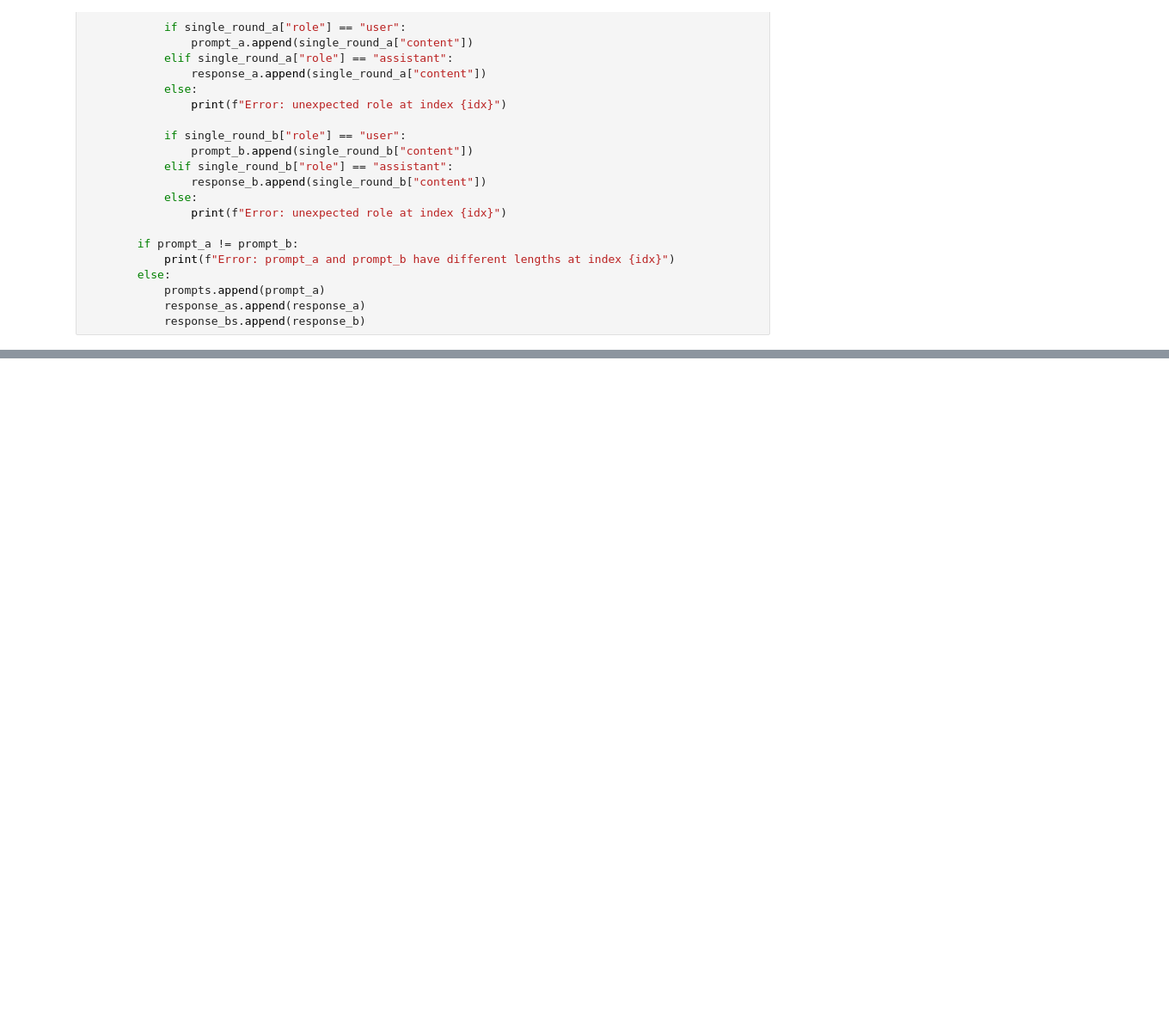
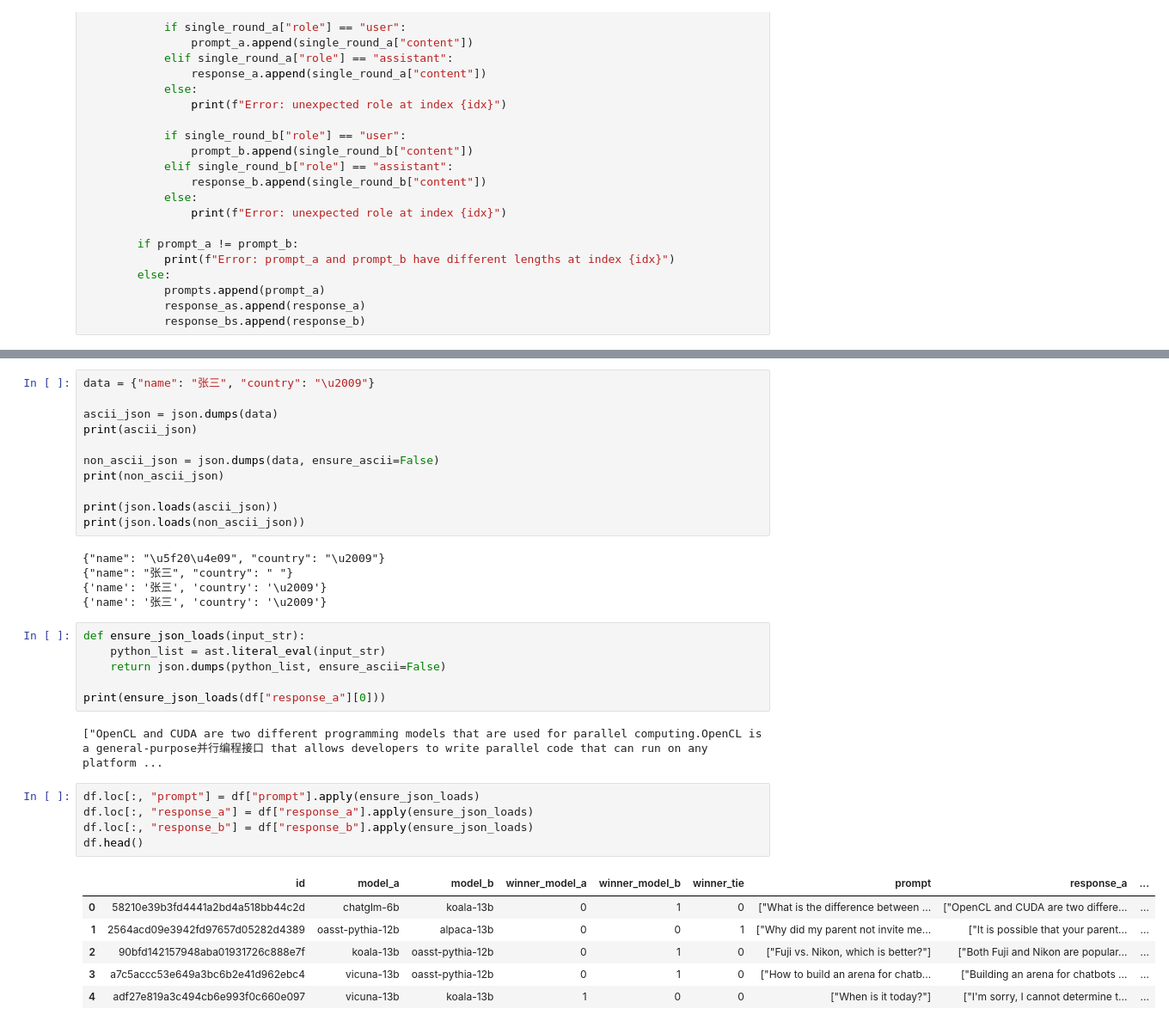
Before and after one commit to Lizhecheng02/Kaggle-LMSYS, a Jupyter notebook: extra/lmsys-chatbot_arena_conversations.ipynb, the cells around one changed output, grey strips where cells are left out. Shown at 86% size. Cells and saved outputs as stored; diff of their text form; blank space fills up the shorter version.

Commit message:
huggingface extra data

```diff
--- a/extra/lmsys-chatbot_arena_conversations.ipynb
+++ b/extra/lmsys-chatbot_arena_conversations.ipynb
@@ -76,0 +113,36 @@ df.head()
+# %%
+data = {"name": "张三", "country": "\u2009"}
+
+ascii_json = json.dumps(data)
+print(ascii_json)
+
+non_ascii_json = json.dumps(data, ensure_ascii=False)
+print(non_ascii_json)
+
+print(json.loads(ascii_json))
+print(json.loads(non_ascii_json))
+# %% [output]
+{"name": "\u5f20\u4e09", "country": "\u2009"}
+{"name": "张三", "country": " "}
+{'name': '张三', 'country': '\u2009'}
+{'name': '张三', 'country': '\u2009'}
+# %%
+def ensure_json_loads(input_str):
+    python_list = ast.literal_eval(input_str)
+    return json.dumps(python_list, ensure_ascii=False)
+
+print(ensure_json_loads(df["response_a"][0]))
+# %% [output]
+["OpenCL and CUDA are two different programming models that are used for parallel computing.OpenCL is a general-purpose并行编程接口 that allows developers to write parallel code that can run on any platform ...
+# %%
+df.loc[:, "prompt"] = df["prompt"].apply(ensure_json_loads)
+df.loc[:, "response_a"] = df["response_a"].apply(ensure_json_loads)
+df.loc[:, "response_b"] = df["response_b"].apply(ensure_json_loads)
+df.head()
+# %% [output]
+|  | id | model_a | model_b | winner_model_a | winner_model_b | winner_tie | prompt | response_a | ... |
+| 0 | 58210e39b3fd4441a2bd4a518bb44c2d | chatglm-6b | koala-13b | 0 | 1 | 0 | ["What is the difference between ... | ["OpenCL and CUDA are two differe... | ... |
+| 1 | 2564acd09e3942fd97657d05282d4389 | oasst-pythia-12b | alpaca-13b | 0 | 0 | 1 | ["Why did my parent not invite me... | ["It is possible that your parent... | ... |
+| 2 | 90bfd142157948aba01931726c888e7f | koala-13b | oasst-pythia-12b | 0 | 1 | 0 | ["Fuji vs. Nikon, which is better?"] | ["Both Fuji and Nikon are popular... | ... |
+| 3 | a7c5accc53e649a3bc6b2e41d962ebc4 | vicuna-13b | oasst-pythia-12b | 0 | 1 | 0 | ["How to build an arena for chatb... | ["Building an arena for chatbots ... | ... |
+| 4 | adf27e819a3c494cb6e993f0c660e097 | vicuna-13b | koala-13b | 1 | 0 | 0 | ["When is it today?"] | ["I'm sorry, I cannot determine t... | ... |
```
Also changed, not shown: parts of 14 cells of this notebook, 1 other file.
